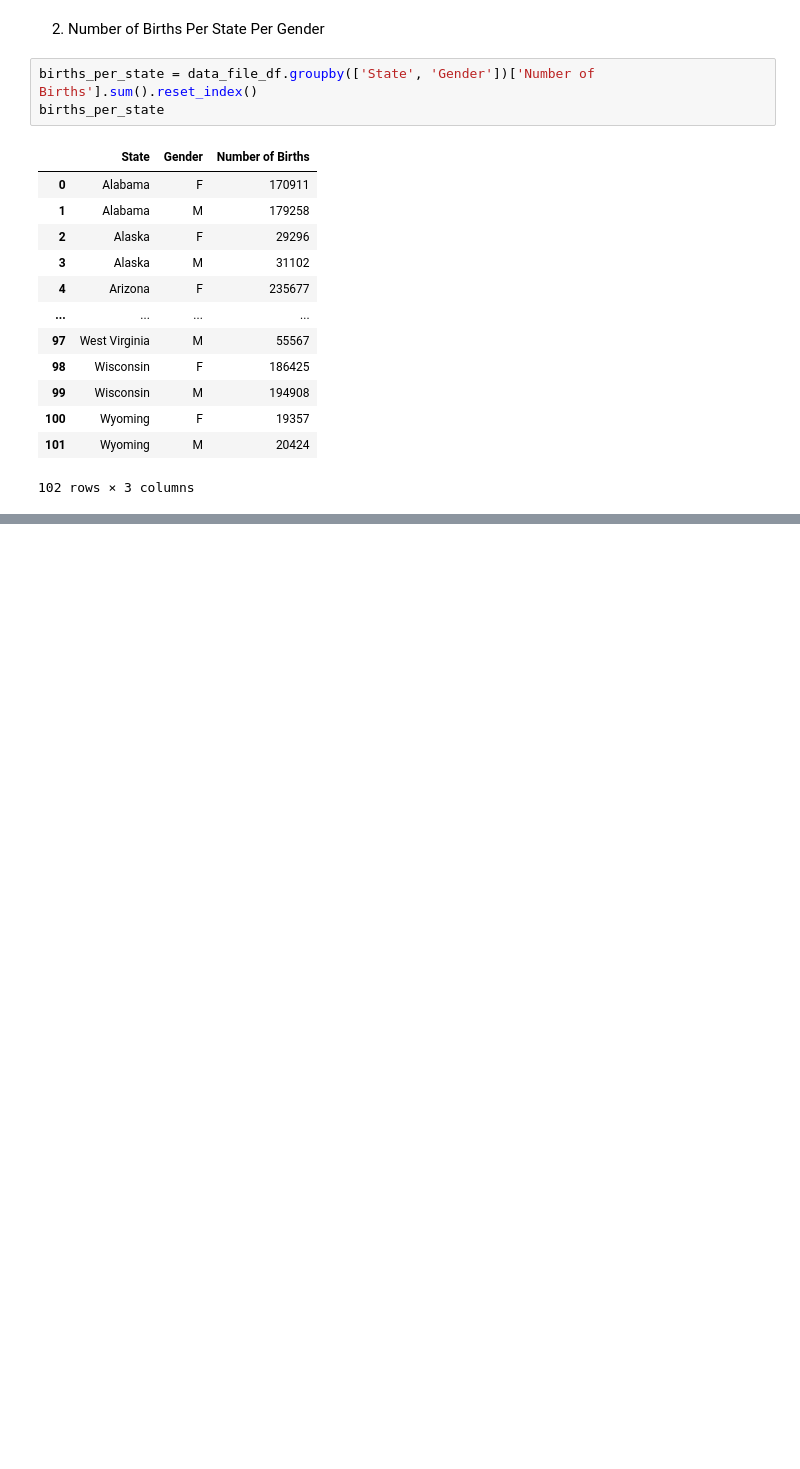
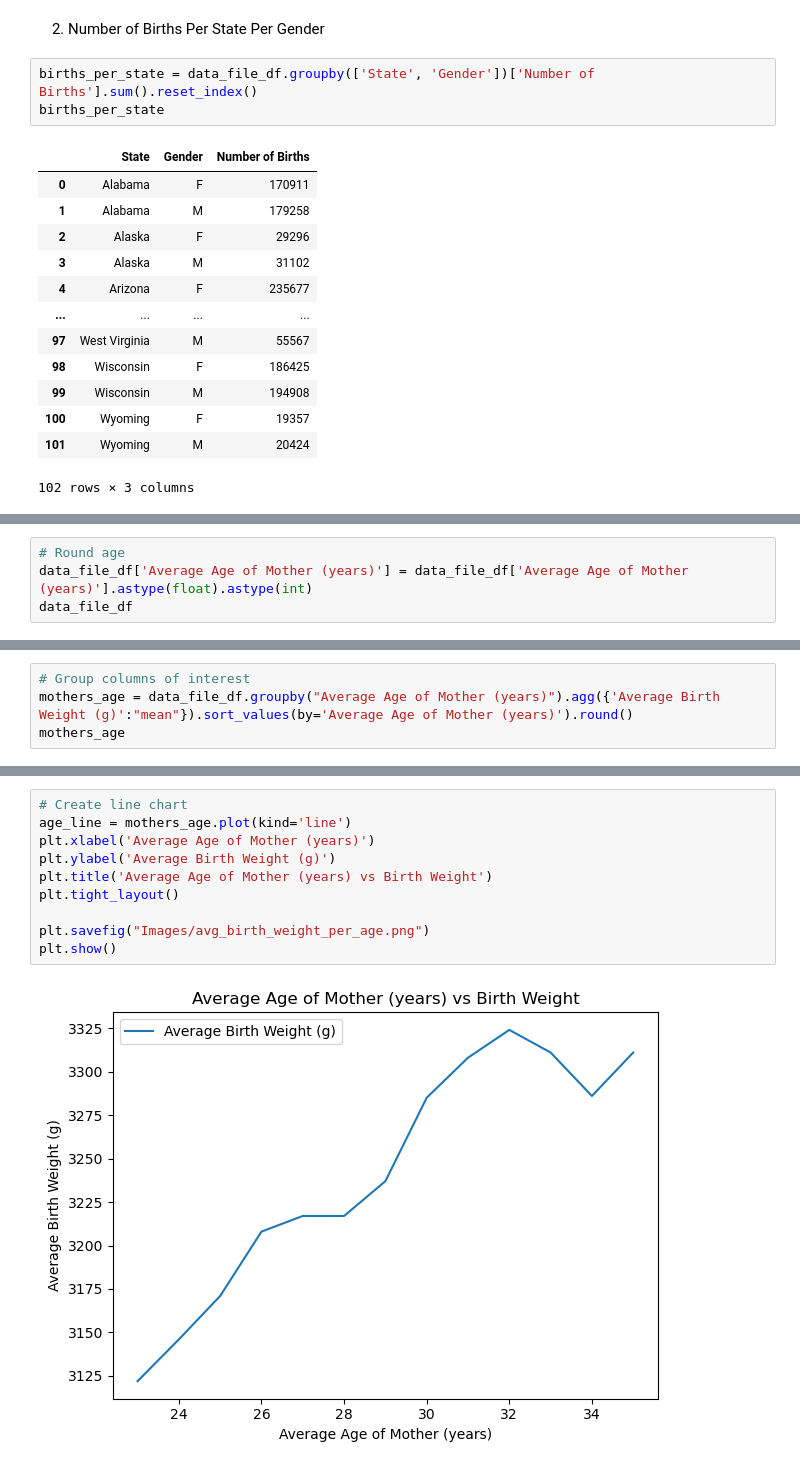
Before and after one commit to EthanM84/project-1, a Jupyter notebook: Main.ipynb, the cells around one changed output, grey strips where cells are left out. Drawn from its saved outputs; the diff is of its cells as text; blank space fills up the shorter version.

```diff
--- a/Main.ipynb
+++ b/Main.ipynb
@@ -162,0 +172,4 @@ plt.show()
+# %%
+# Round age
+data_file_df['Average Age of Mother (years)'] = data_file_df['Average Age of Mother (years)'].astype(float).astype(int)
+data_file_df
@@ -162,0 +190,4 @@ plt.show()
+# %%
+# Group columns of interest
+mothers_age = data_file_df.groupby("Average Age of Mother (years)").agg({'Average Birth Weight (g)':"mean"}).sort_values(by='Average Age of Mother (years)').round()
+mothers_age
@@ -162,0 +210,12 @@ plt.show()
+# %%
+# Create line chart
+age_line = mothers_age.plot(kind='line')
+plt.xlabel('Average Age of Mother (years)')
+plt.ylabel('Average Birth Weight (g)')
+plt.title('Average Age of Mother (years) vs Birth Weight')
+plt.tight_layout()
+
+plt.savefig("Images/avg_birth_weight_per_age.png")
+plt.show()
+# %% [output]
+[figure, added]
```
Also changed, not shown: parts of 7 cells of this notebook, 3 other files.
